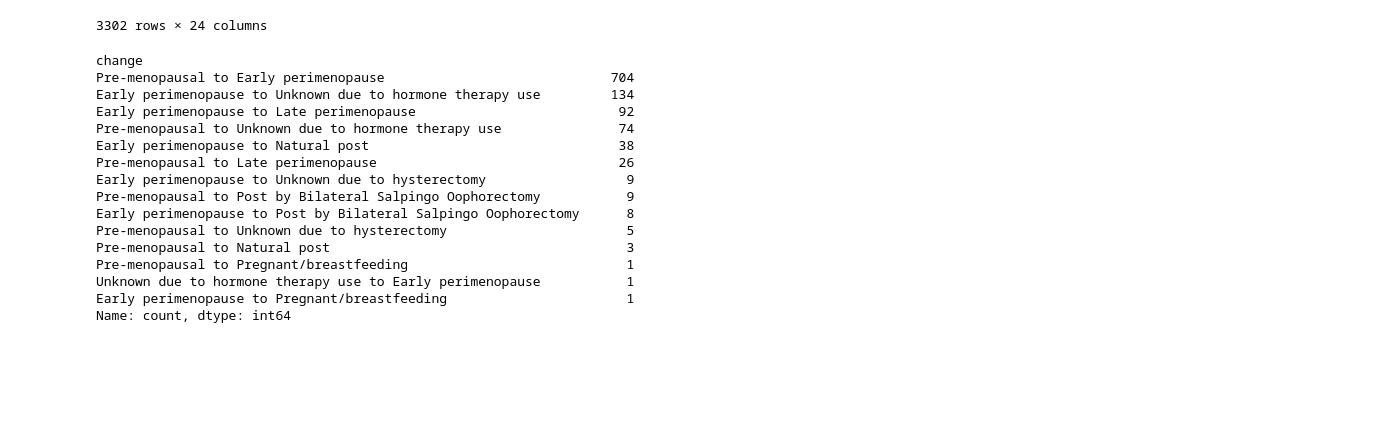
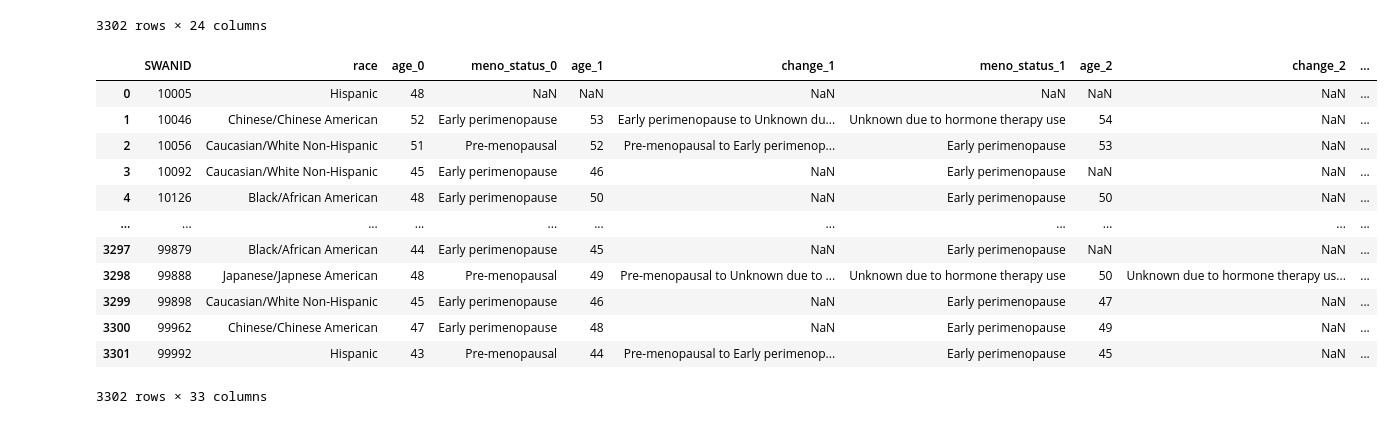
Before and after one commit to aldenyslo/webscrape_100l, a Jupyter notebook: ICPSR/ICPSR.ipynb, the cells around one changed output. Cells and saved outputs as stored; diff of their text form; code cells hidden in the pictures; blank space fills up the shorter version.

```diff
--- a/ICPSR/ICPSR.ipynb
+++ b/ICPSR/ICPSR.ipynb
@@ -441,26 +438,50 @@ merged
 | 3300 | 99962 | Chinese/Chinese American | 47 | Early perimenopause | 48 | Early perimenopause | 49 | Early perimenopause | 50 | ... |
 | 3301 | 99992 | Hispanic | 43 | Pre-menopausal | 44 | Early perimenopause | 45 | Early perimenopause | 46 | ... |
 3302 rows × 24 columns
-# %%
-change_1 = merged['meno_status_0'].compare(merged['meno_status_1']).dropna()
-
-change_1 = change_1.assign(change = change_1['self'] + ' to ' + change_1['other'])
-
-change_1.change.value_counts()
-# %% [output]
-change
-Pre-menopausal to Early perimenopause                             704
-Early perimenopause to Unknown due to hormone therapy use         134
-Early perimenopause to Late perimenopause                          92
-Pre-menopausal to Unknown due to hormone therapy use               74
-Early perimenopause to Natural post                                38
-Pre-menopausal to Late perimenopause                               26
-Early perimenopause to Unknown due to hysterectomy                  9
-Pre-menopausal to Post by Bilateral Salpingo Oophorectomy           9
-Early perimenopause to Post by Bilateral Salpingo Oophorectomy      8
-Pre-menopausal to Unknown due to hysterectomy                       5
-Pre-menopausal to Natural post                                      3
-Pre-menopausal to Pregnant/breastfeeding                            1
-Unknown due to hormone therapy use to Early perimenopause           1
-Early perimenopause to Pregnant/breastfeeding                       1
-Name: count, dtype: int64
+# %%
+'''
+Code Testing:
+
+change_1 = merged['meno_status_0'].compare(merged['meno_status_1']).dropna()
+
+change_1 = change_1.assign(change = change_1['self'] + ' to ' + change_1['other'])
+
+merged.insert(loc=5, column='change_1', value=change_1['change'])
+
+merged
+
+'''
+
+#does not compare properly if the subject skips a few years of taking the survey
+
+counter = 0
+
+location = 5
+
+while counter < 9:
+
+    comparison = merged[f'meno_status_{counter}'].compare(merged[f'meno_status_{counter+1}']).dropna()
+
+    comparison = comparison.assign(new_col = comparison['self'] + ' to ' + comparison['other'])
+
+    merged.insert(loc=location, column=f'change_{counter+1}', value=comparison['new_col'])
+
+    counter = counter + 1
+
+    location = location + 3
+
+merged
+# %% [output]
+|  | SWANID | race | age_0 | meno_status_0 | age_1 | change_1 | meno_status_1 | age_2 | change_2 | ... |
+| 0 | 10005 | Hispanic | 48 | NaN | NaN | NaN | NaN | NaN | NaN | ... |
+| 1 | 10046 | Chinese/Chinese American | 52 | Early perimenopause | 53 | Early perimenopause to Unknown du... | Unknown due to hormone therapy use | 54 | NaN | ... |
+| 2 | 10056 | Caucasian/White Non-Hispanic | 51 | Pre-menopausal | 52 | Pre-menopausal to Early perimenop... | Early perimenopause | 53 | NaN | ... |
+| 3 | 10092 | Caucasian/White Non-Hispanic | 45 | Early perimenopause | 46 | NaN | Early perimenopause | NaN | NaN | ... |
+| 4 | 10126 | Black/African American | 48 | Early perimenopause | 50 | NaN | Early perimenopause | 50 | NaN | ... |
+| ... | ... | ... | ... | ... | ... | ... | ... | ... | ... | ... |
+| 3297 | 99879 | Black/African American | 44 | Early perimenopause | 45 | NaN | Early perimenopause | NaN | NaN | ... |
+| 3298 | 99888 | Japanese/Japnese American | 48 | Pre-menopausal | 49 | Pre-menopausal to Unknown due to ... | Unknown due to hormone therapy use | 50 | Unknown due to hormone therapy us... | ... |
+| 3299 | 99898 | Caucasian/White Non-Hispanic | 45 | Early perimenopause | 46 | NaN | Early perimenopause | 47 | NaN | ... |
+| 3300 | 99962 | Chinese/Chinese American | 47 | Early perimenopause | 48 | NaN | Early perimenopause | 49 | NaN | ... |
+| 3301 | 99992 | Hispanic | 43 | Pre-menopausal | 44 | Pre-menopausal to Early perimenop... | Early perimenopause | 45 | NaN | ... |
+3302 rows × 33 columns
```
Also changed, not shown: parts of 9 cells of this notebook.
